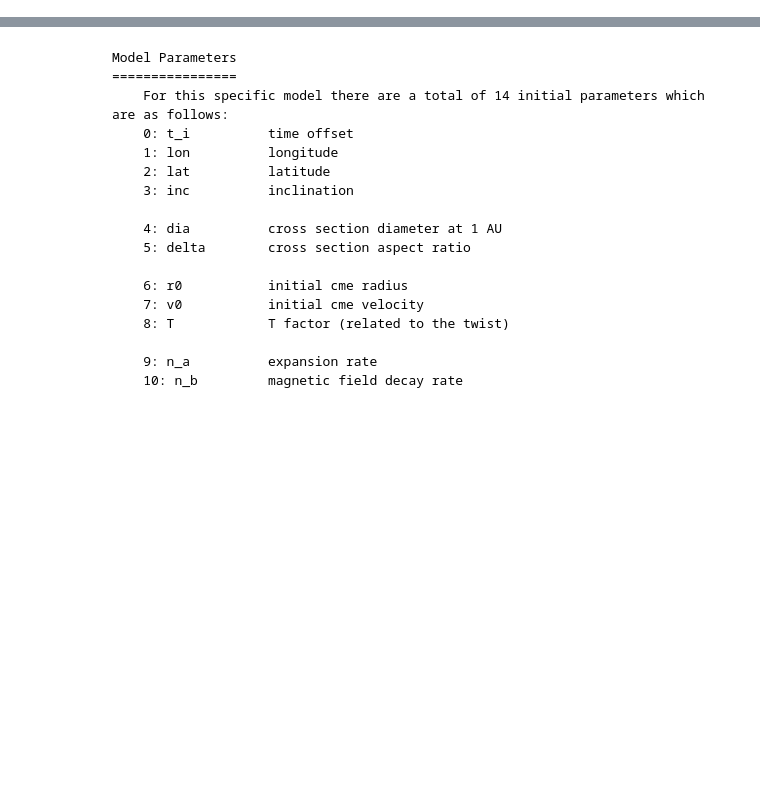
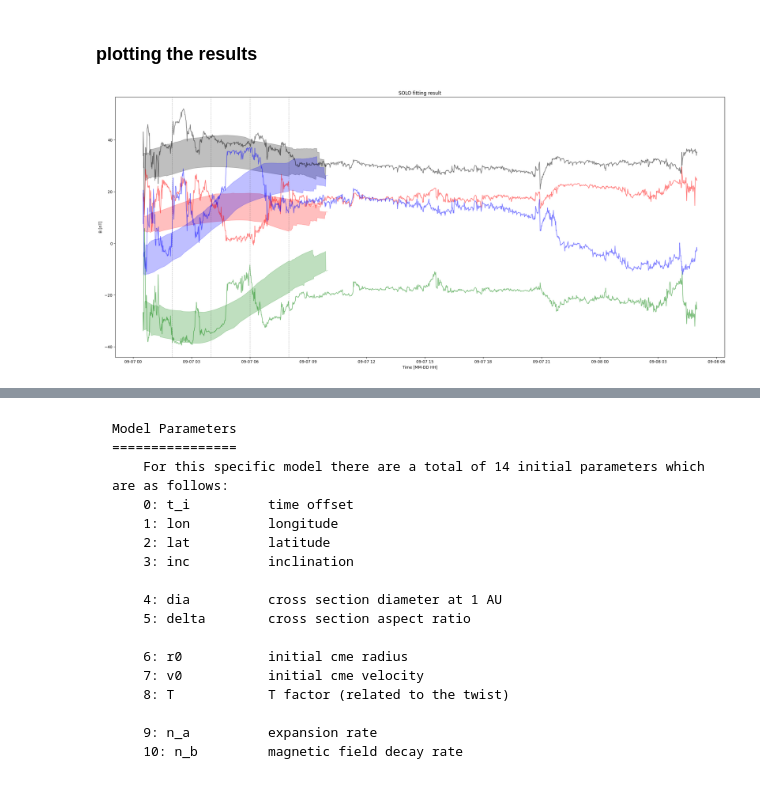
Before and after one commit to helioforecast/py3DCORE_h4c_basic, a Jupyter notebook: plotfluxrope_solo_06092022.ipynb, the cells around one changed output, grey strips where cells are left out. Cells and saved outputs as stored; diff of their text form; code cells hidden in the pictures; blank space fills up the shorter version.

Commit message:
generate ensemble fix

```diff
--- a/plotfluxrope_solo_06092022.ipynb
+++ b/plotfluxrope_solo_06092022.ipynb
@@ -69,0 +48,15 @@ t_launch = datetime.datetime(2022, 9, 5, 18, 45, 0)
+# %%
+# specify directory from which to read pickle file (= results of runs)
+path = 'solo06092022_heeq_512_4FP/'
+
+# Get the list of all files in path
+dir_list = sorted(os.listdir(path))
+
+resfile = []
+respath = []
+# we only want the pickle-files
+for file in dir_list:
+    if file.endswith(".pickle"):
+        resfile.append(file)
+        respath.append(os.path.join(path,file))
+        print(os.path.join(path, file))
@@ -69,0 +78,37 @@ t_launch = datetime.datetime(2022, 9, 5, 18, 45, 0)
+# %% [markdown]
+### plotting the results
+# %%
+# plot the results
+# get measurements from custom data
+
+from py3dcore_h4c.fitter.base import custom_observer
+
+observer_obj = custom_observer('solo_2022sep.p')
+
+t, b = observer_obj.get([t_s, t_e], "mag", reference_frame="HEEQ", as_endpoints=True)
+
+
+
+# get ensemble_data
+ed = py3dcore_h4c.generate_ensemble(respath[-1], t, reference_frame="HEEQ",
+                                    reference_frame_to="HEEQ", max_index=128,
+                                    custom_data='solo_2022sep.p')
+
+plt.figure(figsize=(28, 12))
+plt.title("SOLO fitting result")
+plt.plot(t, np.sqrt(np.sum(b**2, axis=1)), "k", alpha=0.5)
+plt.plot(t, b[:, 0], "r", alpha=0.5)
+plt.plot(t, b[:, 1], "g", alpha=0.5)
+plt.plot(t, b[:, 2], "b", alpha=0.5)
+plt.fill_between(t, ed[0][3][0], ed[0][3][1], alpha=0.25, color="k")
+plt.fill_between(t, ed[0][2][0][:, 0], ed[0][2][1][:, 0], alpha=0.25, color="r")
+plt.fill_between(t, ed[0][2][0][:, 1], ed[0][2][1][:, 1], alpha=0.25, color="g")
+plt.fill_between(t, ed[0][2][0][:, 2], ed[0][2][1][:, 2], alpha=0.25, color="b")
+plt.ylabel("B [nT]")
+plt.xlabel("Time [MM-DD HH]")
+for _ in t_fit:
+    plt.axvline(x=_, lw=1, alpha=0.25, color="k", ls="--")
+plt.savefig(path+'%s.png' %resfile[-1])
+plt.show()
+# %% [output]
+[figure, added]
```
Also changed, not shown: parts of 13 cells of this notebook, 21 other files.
